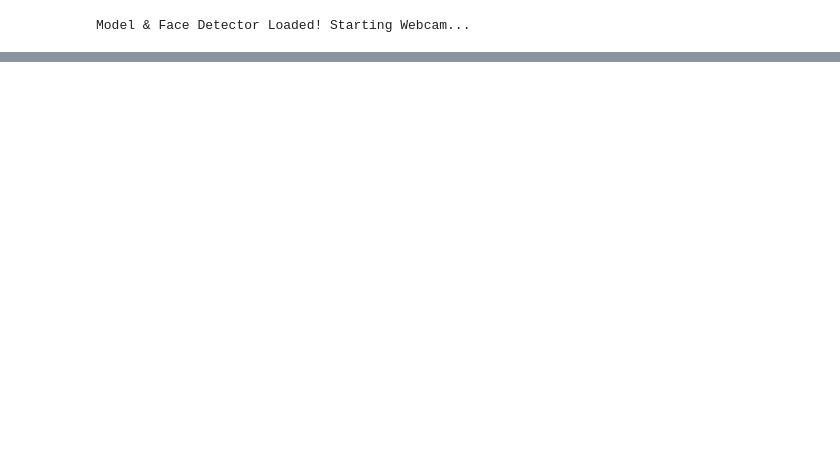
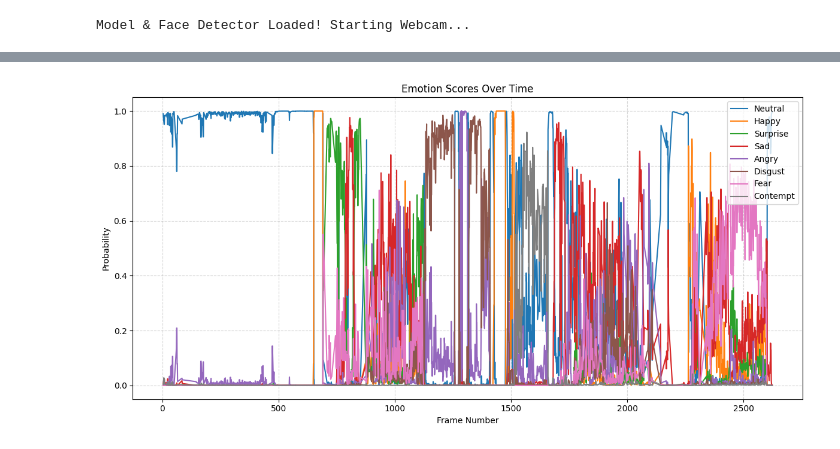
Before and after one commit to ILikeToSuckLemons/Face-Emotion-Recognition-FERPlus, a Jupyter notebook: insideoutvideo.ipynb, the cells around one changed output, grey strips where cells are left out. Cells and saved outputs as stored; diff of their text form; code cells hidden in the pictures; blank space fills up the shorter version.

```diff
--- a/insideoutvideo.ipynb
+++ b/insideoutvideo.ipynb
@@ -56,6 +56,13 @@ overlay = EmotionOverlay("emojiImages/")  # Ensure correct folder path
 
 print("Model & Face Detector Loaded! Starting Webcam...")
 
+# Track total emotion scores
+emotion_totals = {emotion: 0.0 for emotion in emotions}
+
+# Track emotion scores over time
+emotion_over_time = {emotion: [] for emotion in emotions}
+frame_timestamps = []  # Optional: use for X-axis (like frame number)
+
 frame_count = 0  # To control face detection frequency
 animation_offset = 0  # For floating animation
 offset_direction = 1  # To make it go up/down
@@ -91,6 +98,10 @@ while True:
             probs = F.softmax(outputs, dim=1)[0].cpu().numpy()
             top_emotion_idx = np.argmax(probs)
             top_emotion = emotions[top_emotion_idx]
+            for i, emotion in enumerate(emotions):
+                emotion_totals[emotion] += probs[i]
+                emotion_over_time[emotion].append(probs[i])
+            frame_timestamps.append(frame_count)
 
         #Floating animation logic
         animation_offset += offset_direction * 2  # Move up/down by 2 pixels
@@ -126,0 +152,14 @@ cv2.destroyAllWindows()
+# %%
+plt.figure(figsize=(12, 6))
+for emotion, scores in emotion_over_time.items():
+    plt.plot(frame_timestamps, scores, label=emotion, linewidth=1.5)
+
+plt.title("Emotion Scores Over Time")
+plt.xlabel("Frame Number")
+plt.ylabel("Probability")
+plt.legend(loc="upper right")
+plt.grid(True, linestyle='--', alpha=0.5)
+plt.tight_layout()
+plt.show()
+# %% [output]
+[figure, added]
```
Also changed, not shown: parts of 1 cell of this notebook, 1 other file.
